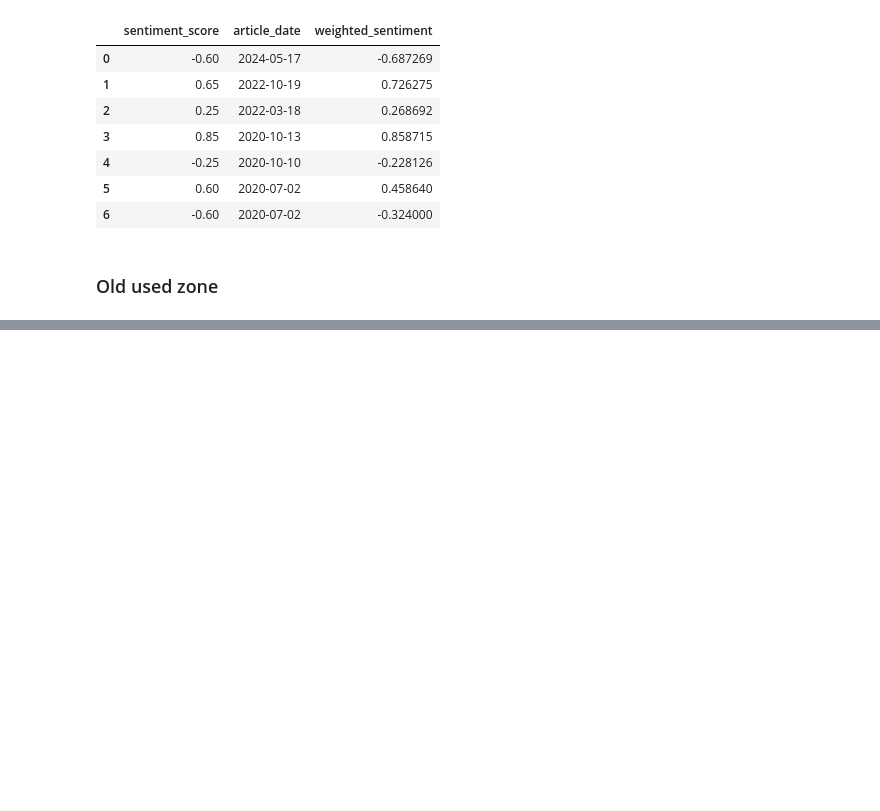
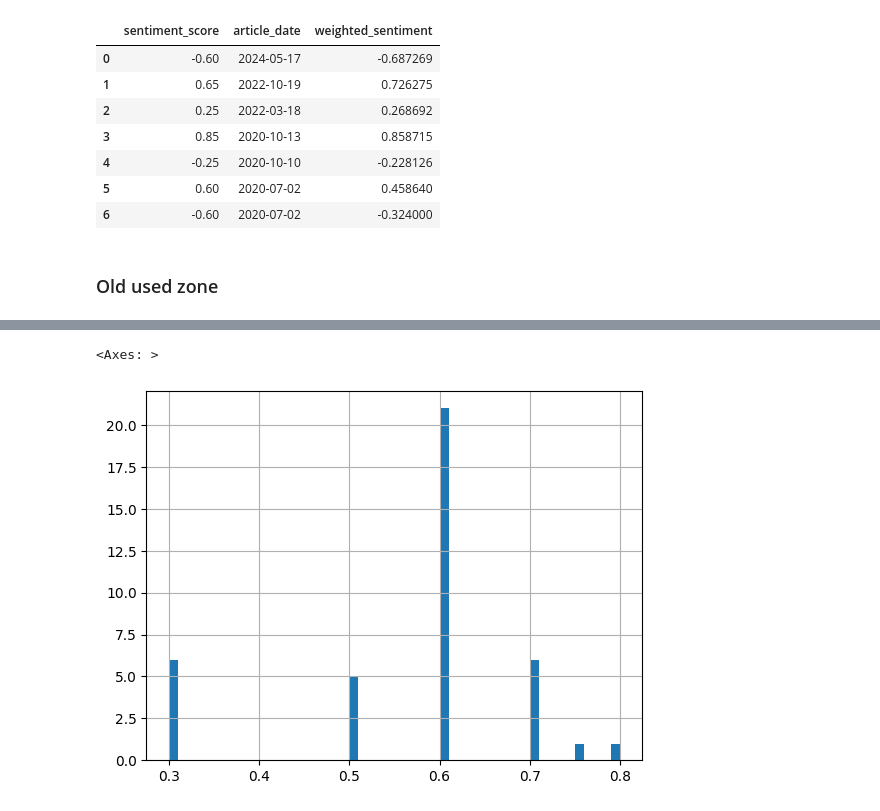
Before and after one commit to Demvok/NewsAnalysis, a Jupyter notebook: main_test.ipynb, the cells around one changed output, grey strips where cells are left out. Saved outputs shown, nothing was run; the diff lists cells and outputs as text; code cells hidden in the pictures; blank space fills up the shorter version.

```diff
--- a/main_test.ipynb
+++ b/main_test.ipynb
@@ -201,0 +256,4 @@ t_get_unprocessed_chunks_input()
+# %%
+df = get_opinion_df(find_opinion_by_conditions())
+# %%
+df = df.loc[:, ['controversy_score', 'relevancy_score', 'contribution_score', 'opinion_hotness']].dropna()
@@ -201,0 +272,5 @@ t_get_unprocessed_chunks_input()
+# %%
+df.controversy_score.hist(bins=50)
+# %% [output]
+<Axes: >
+[figure, added]
```
Also changed, not shown: parts of 23 cells of this notebook, 4 other files.
